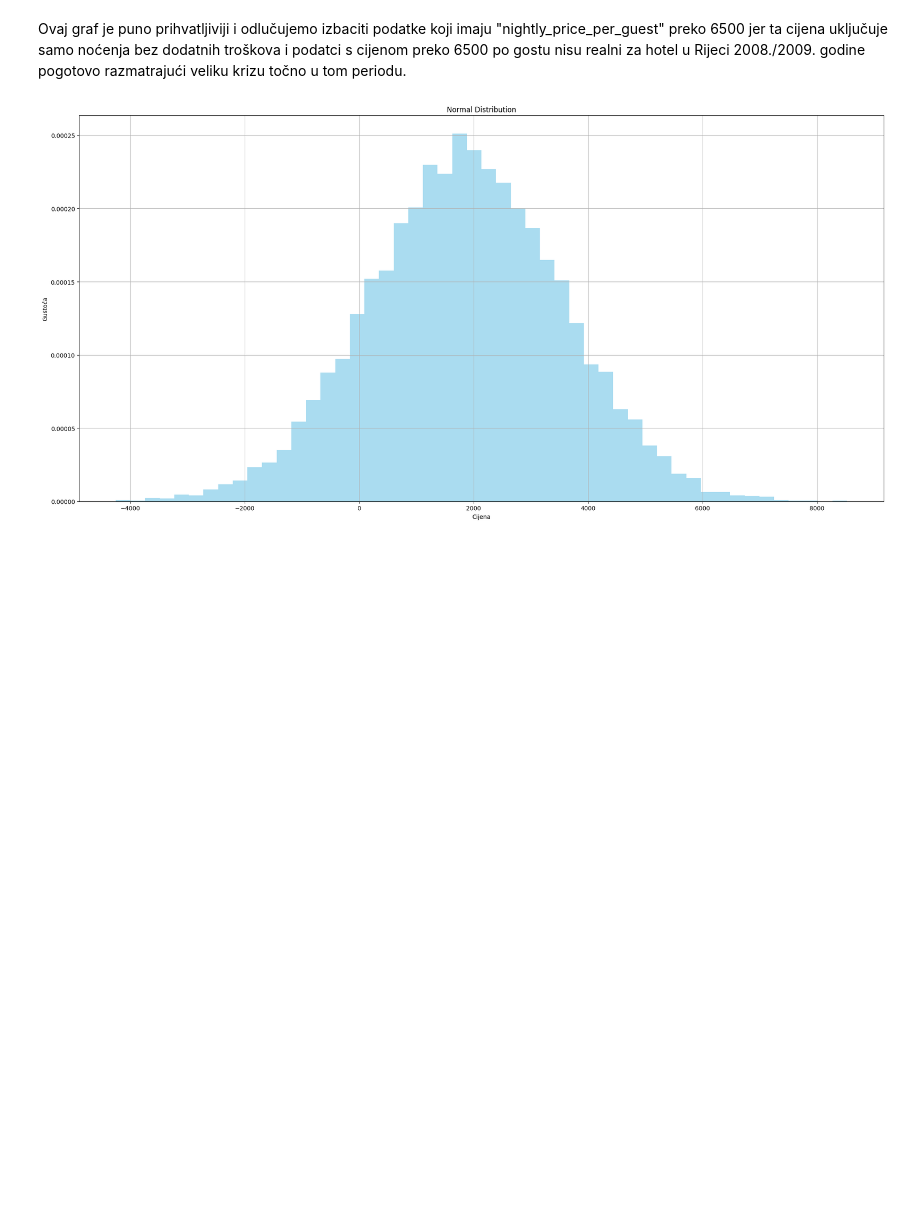
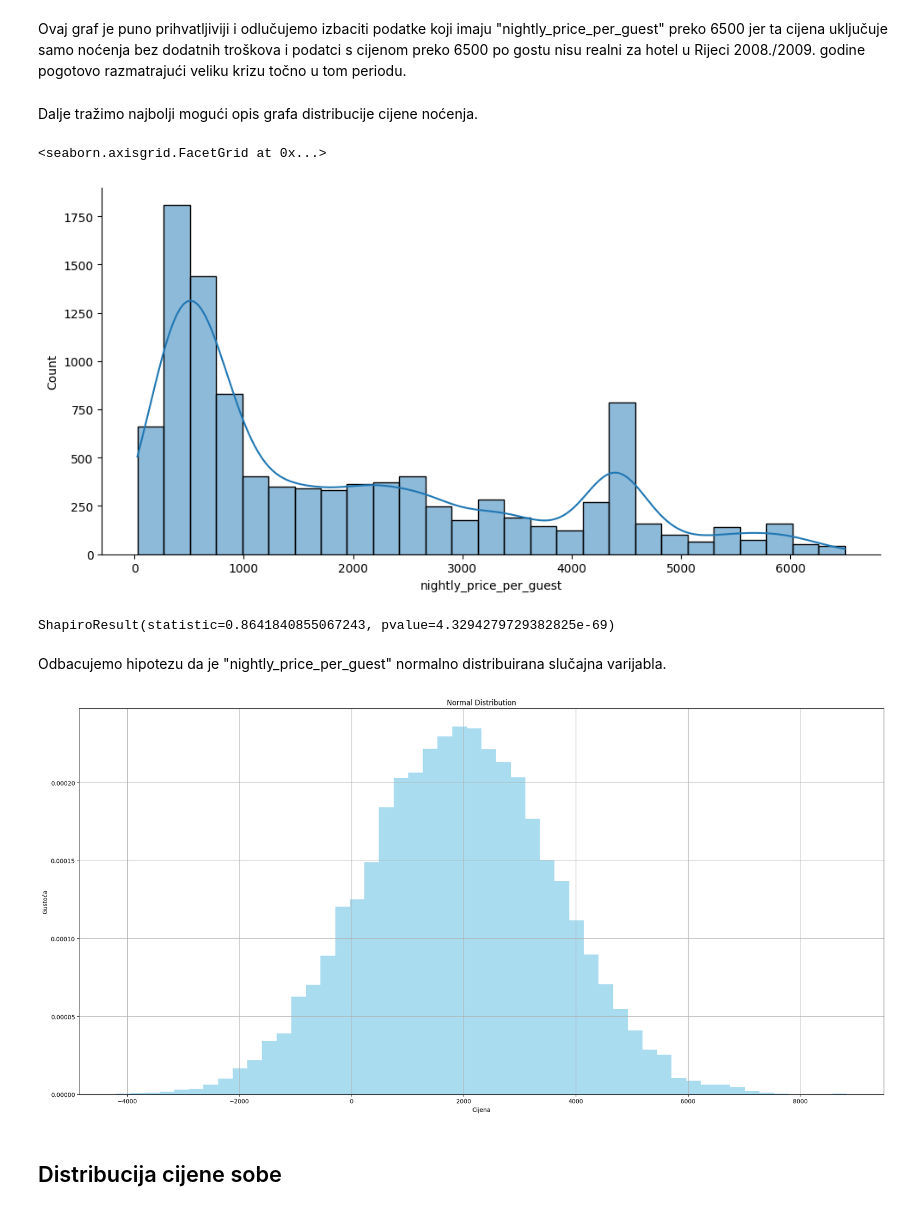
Before and after one commit to Matija-Kukic/lumen, a Jupyter notebook: data_analysis/train_data_analysis.ipynb, the cells around one changed output. Drawn from its saved outputs; the diff is of its cells as text; code cells hidden in the pictures; blank space fills up the shorter version.

```diff
--- a/data_analysis/train_data_analysis.ipynb
+++ b/data_analysis/train_data_analysis.ipynb
@@ -319,5 +326,5 @@ Zatim ćemo maknuti podatke kojima je cijena noćenja 0. Podatke trenutno nema s
 # %%
-prices_df = df[df["price_per_night"] > 0]
+prices_df = df[df["price_per_night"] > 150]
 prices_df = prices_df[prices_df["nightly_price_per_guest"] < 15000]
 prices_df.info()
 # %% [output]
@@ -385,6 +392,19 @@ name_csv = filePath + "train_data_price_corrected.csv"
 name_parq = filePath + "train_data_price_corrected.parquet"
 df.to_csv(name_csv)
 df.to_parquet(name_parq)
+# %% [markdown]
+Dalje tražimo najbolji mogući opis grafa distribucije cijene noćenja.
+# %%
+sns.displot(prices_df["nightly_price_per_guest"],kde = True,height=5, aspect=2)
+# %% [output]
+<seaborn.axisgrid.FacetGrid at 0x...>
+[figure, added]
+# %%
+shapiro(prices_df["nightly_price_per_guest"])
+# %% [output]
+ShapiroResult(statistic=0.8641840855067243, pvalue=4.3294279729382825e-69)
+# %% [markdown]
+Odbacujemo hipotezu da je "nightly_price_per_guest" normalno distribuirana slučajna varijabla.
 # %%
 Q1 = prices_df["nightly_price_per_guest"].quantile(0.25)
 Q3 = prices_df["nightly_price_per_guest"].quantile(0.75)
@@ -403,4 +423,6 @@ plt.grid(True)
 plt.tight_layout()
 plt.show()
 # %% [output]
-[figure, old version]
+[figure, new version]
+# %% [markdown]
+## Distribucija cijene sobe
```
Also changed, not shown: parts of 16 cells of this notebook, 2 other files.
